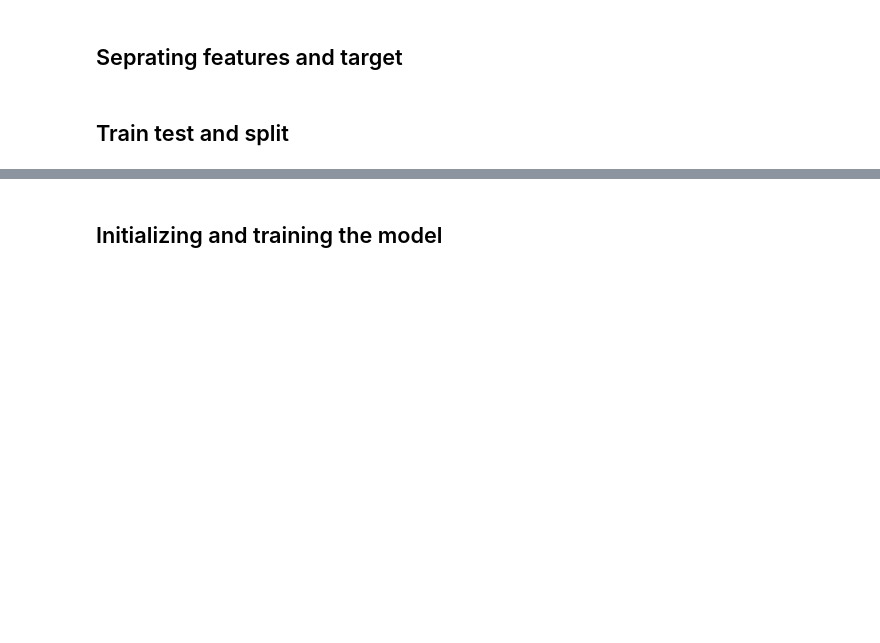
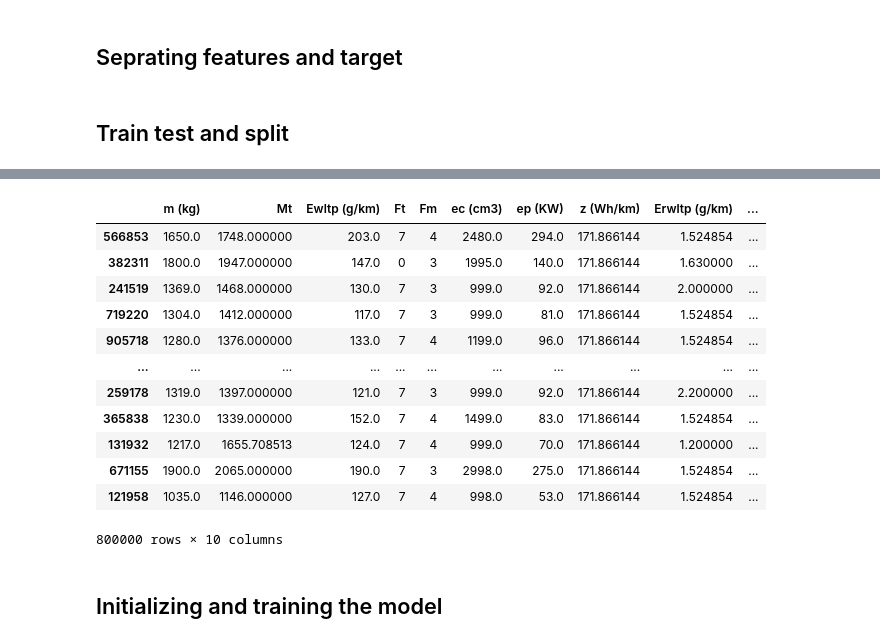
Before and after one commit to rohananpothle/Fuel_eff_pred_By_Rohan, a Jupyter notebook: Fuel_eff_pred_By_Rohan.ipynb, the cells around one changed output, grey strips where cells are left out. Saved outputs shown, nothing was run; the diff lists cells and outputs as text; code cells hidden in the pictures; blank space fills up the shorter version.

```diff
--- a/Fuel_eff_pred_By_Rohan.ipynb
+++ b/Fuel_eff_pred_By_Rohan.ipynb
@@ -170,3 +204,19 @@ x_test = scaler.transform(x_test)
+# %%
+x_train
+# %% [output]
+|  | m (kg) | Mt | Ewltp (g/km) | Ft | Fm | ec (cm3) | ep (KW) | z (Wh/km) | Erwltp (g/km) | ... |
+| 566853 | 1650.0 | 1748.000000 | 203.0 | 7 | 4 | 2480.0 | 294.0 | 171.866144 | 1.524854 | ... |
+| 382311 | 1800.0 | 1947.000000 | 147.0 | 0 | 3 | 1995.0 | 140.0 | 171.866144 | 1.630000 | ... |
+| 241519 | 1369.0 | 1468.000000 | 130.0 | 7 | 3 | 999.0 | 92.0 | 171.866144 | 2.000000 | ... |
+| 719220 | 1304.0 | 1412.000000 | 117.0 | 7 | 3 | 999.0 | 81.0 | 171.866144 | 1.524854 | ... |
+| 905718 | 1280.0 | 1376.000000 | 133.0 | 7 | 4 | 1199.0 | 96.0 | 171.866144 | 1.524854 | ... |
+| ... | ... | ... | ... | ... | ... | ... | ... | ... | ... | ... |
+| 259178 | 1319.0 | 1397.000000 | 121.0 | 7 | 3 | 999.0 | 92.0 | 171.866144 | 2.200000 | ... |
+| 365838 | 1230.0 | 1339.000000 | 152.0 | 7 | 4 | 1499.0 | 83.0 | 171.866144 | 1.524854 | ... |
+| 131932 | 1217.0 | 1655.708513 | 124.0 | 7 | 4 | 999.0 | 70.0 | 171.866144 | 1.200000 | ... |
+| 671155 | 1900.0 | 2065.000000 | 190.0 | 7 | 3 | 2998.0 | 275.0 | 171.866144 | 1.524854 | ... |
+| 121958 | 1035.0 | 1146.000000 | 127.0 | 7 | 4 | 998.0 | 53.0 | 171.866144 | 1.524854 | ... |
+800000 rows × 10 columns
 # %% [markdown]
 ## Initializing and training the model
 # %%
```
Also changed, not shown: parts of 30 cells of this notebook.
